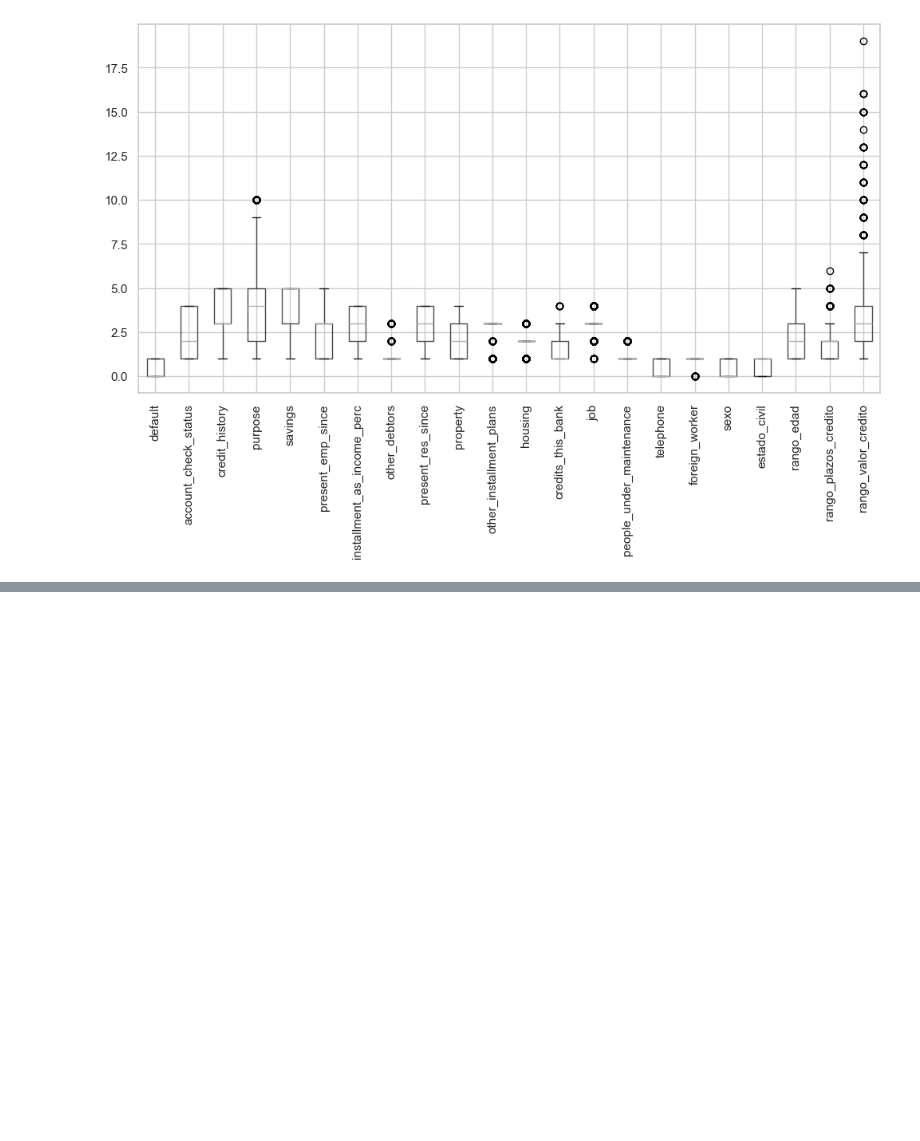
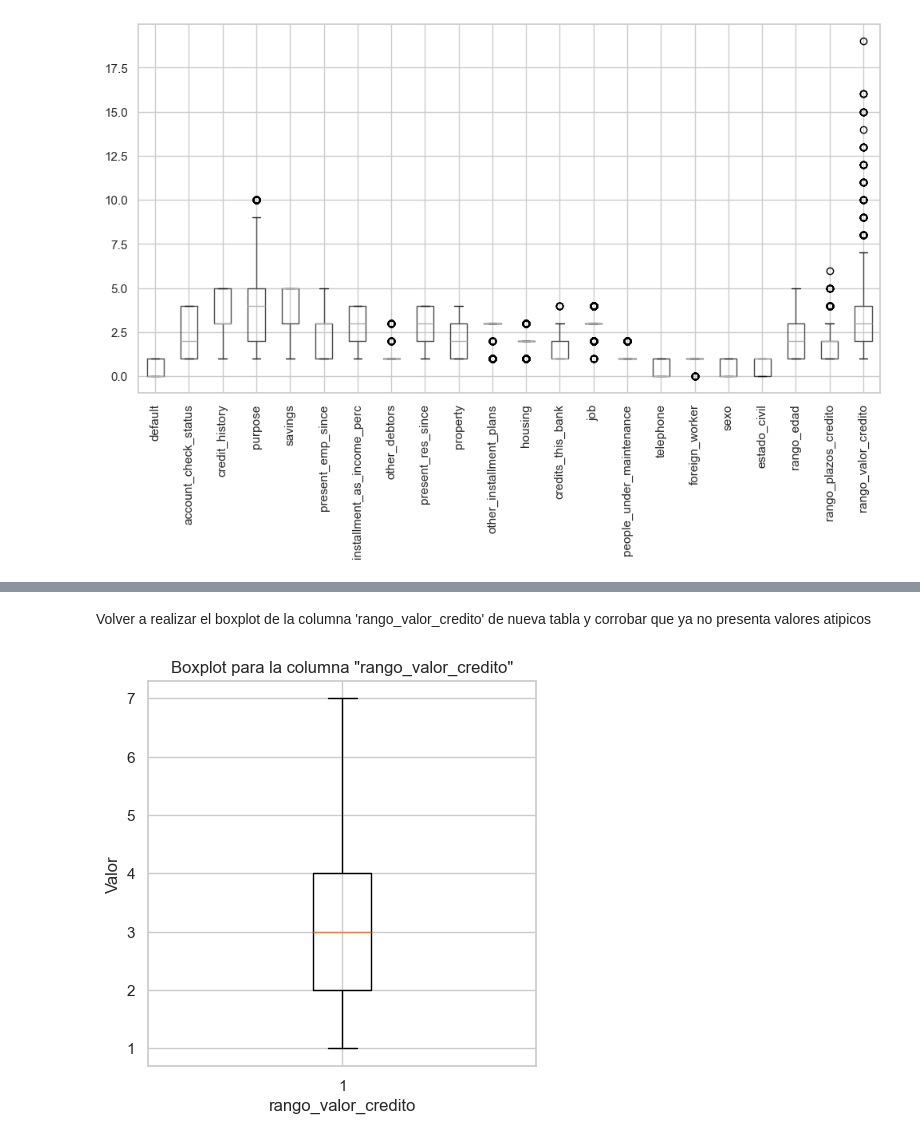
Before and after one commit to AngelMasterr/Machine-Learning, a Jupyter notebook: INMERSIÓN DE DATOS CON PYTHON/CLASE 01 - PREPROCESAMIENTO Y EXPLORACIÓN DE DATOS/credito_banco_aleman_inmersion_Dia1.ipynb, the cells around one changed output, grey strips where cells are left out. Cells and saved outputs as stored; diff of their text form; code cells hidden in the pictures; blank space fills up the shorter version.

```diff
--- a/INMERSIÓN DE DATOS CON PYTHON/CLASE 01 - PREPROCESAMIENTO Y EXPLORACIÓN DE DATOS/credito_banco_aleman_inmersion_Dia1.ipynb
+++ b/INMERSIÓN DE DATOS CON PYTHON/CLASE 01 - PREPROCESAMIENTO Y EXPLORACIÓN DE DATOS/credito_banco_aleman_inmersion_Dia1.ipynb
@@ -349,0 +390,9 @@ df_banco_sin_atipicos = df_banco.copy()
+# %%
+# Crear una serie con los datos que se desean modificar o eliminar
+rango_valor_credito = df_banco['rango_valor_credito']
+# %%
+# Crear el criterio de seleccion que separe los valores buenos de los valores errados o exagerados
+seleccion = ((rango_valor_credito >= limite_inferior) & (rango_valor_credito <= limite_superior))
+# %%
+df_banco_new = df_banco[seleccion]
+df_banco_new.head(10)
@@ -349,0 +411,15 @@ df_banco_sin_atipicos = df_banco.copy()
+# %% [markdown]
+Volver a realizar el boxplot de la columna 'rango_valor_credito' de nueva tabla y corrobar que ya no presenta valores atipicos
+# %%
+# Establece el tamaño de la figura
+plt.figure(figsize=(5, 5))
+# Crea el boxplot para la columna "rango_valor_credito"
+boxplot_dict = plt.boxplot(df_banco_new['rango_valor_credito'])
+
+# Personaliza el título y las etiquetas de los ejes usando el boxplot_dict
+plt.title('Boxplot para la columna "rango_valor_credito"')
+plt.xlabel('rango_valor_credito')
+plt.ylabel('Valor')
+plt.show()
+# %% [output]
+[figure, added]
```
Also changed, not shown: parts of 7 cells of this notebook.
